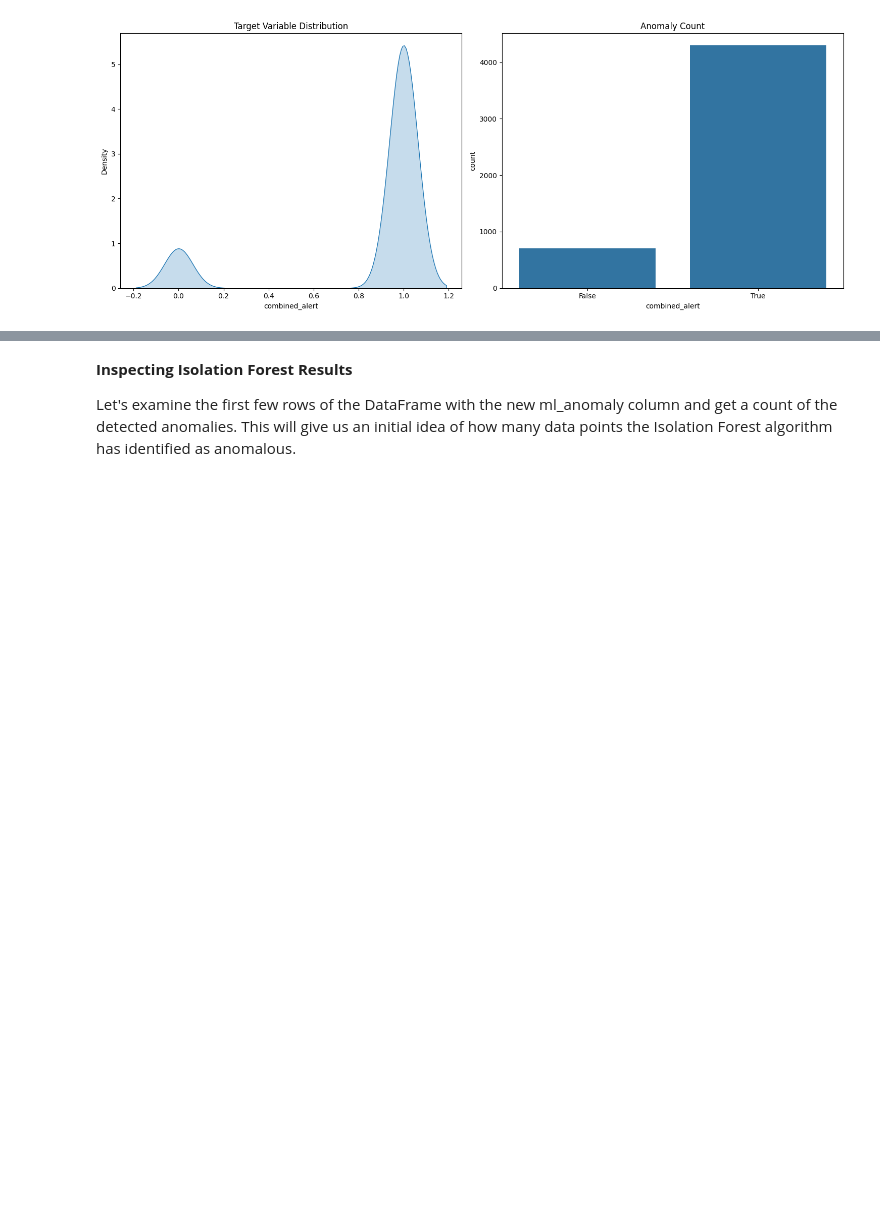
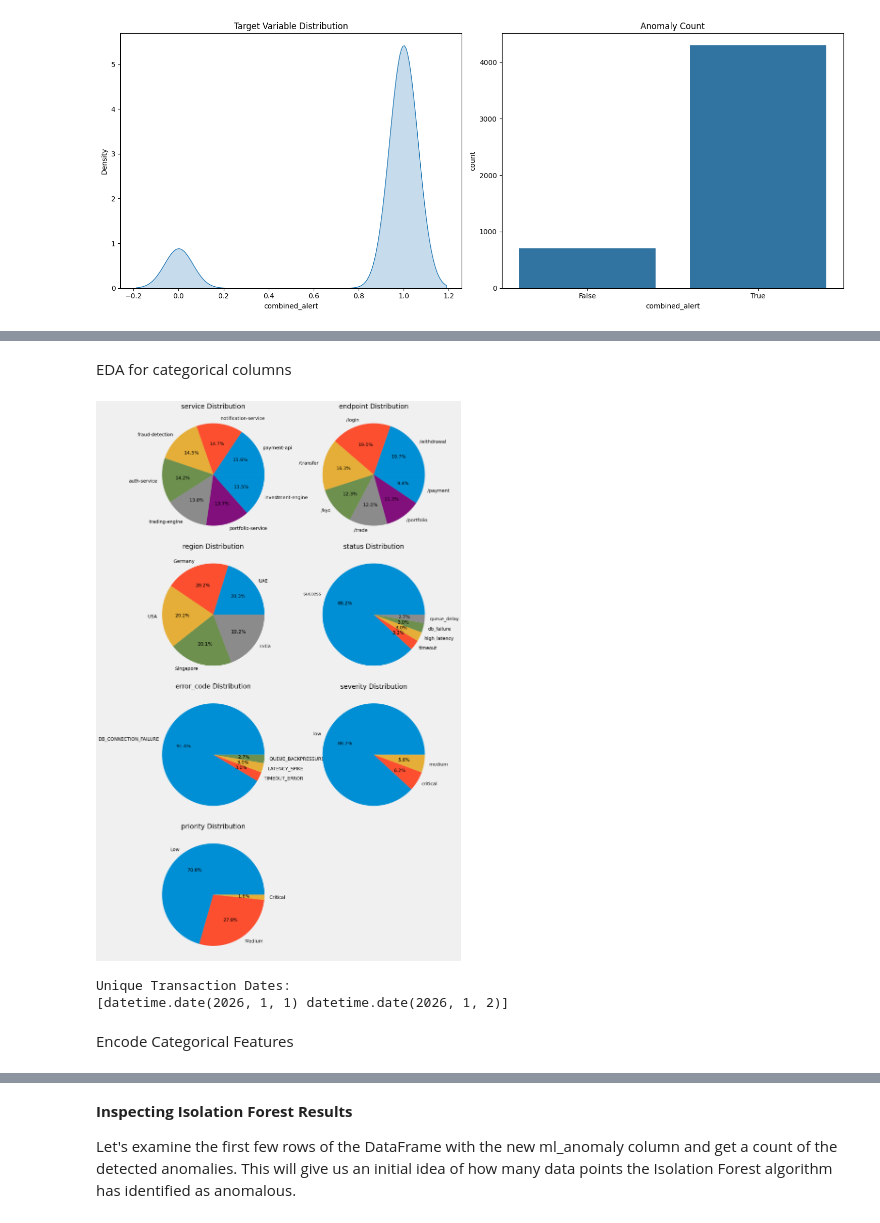
Before and after one commit to shubhiv02-learner/banking-log-anomaly-detection, a Jupyter notebook: notebooks/SentinelIQ.ipynb, the cells around one changed output, grey strips where cells are left out. Saved outputs shown, nothing was run; the diff lists cells and outputs as text; code cells hidden in the pictures; blank space fills up the shorter version.

```diff
--- a/notebooks/SentinelIQ.ipynb
+++ b/notebooks/SentinelIQ.ipynb
@@ -1057,0 +1144,33 @@ plt.close()  # Closes the plot window to save memory
+# %% [markdown]
+EDA for categorical columns
+# %%
+# Calculate the number of rows needed based on the number of charts
+num_cols = 2  # Number of charts per row
+# num_rows = (len(categorical_columns) + num_cols - 1) // num_cols  # Calculate rows required for all charts
+num_rows = 4 # Number of rows
+fig, axes = plt.subplots(num_rows, num_cols, figsize=(15, num_rows * 6))  # Adjust figure size for more rows
+
+# Flatten the axes array for easier iteration
+axes = axes.flatten()
+
+ax_index = 0
+for col in categorical_columns:
+    unique_values = df[col].nunique()
+    if unique_values < 10:  # Only plot if unique values are less than 10
+        # Plot on the respective subplot
+        ax = axes[ax_index]
+        ax.pie(df[col].value_counts(), labels=df[col].unique(), autopct='%1.1f%%')
+        ax.set_title(f'{col} Distribution')
+
+        # Move to the next subplot
+        ax_index += 1
+
+# Hide any unused subplots (in case there are fewer than `num_rows * num_cols` charts)
+for i in range(ax_index, len(axes)):
+    axes[i].axis('off')
+
+# Adjust layout
+plt.tight_layout()
+plt.show()
+# %% [output]
+[figure, added]
@@ -1057,0 +1189,8 @@ plt.close()  # Closes the plot window to save memory
+# %%
+print("Unique Transaction Dates:")
+print(df['Transaction_Date'].unique())
+# %% [output]
+Unique Transaction Dates:
+[datetime.date(2026, 1, 1) datetime.date(2026, 1, 2)]
+# %% [markdown]
+Encode Categorical Features
```
Also changed, not shown: parts of 13 cells of this notebook.
